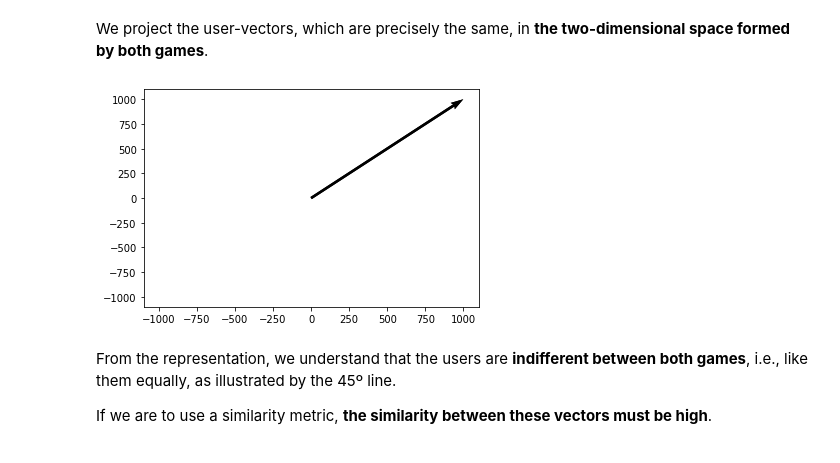
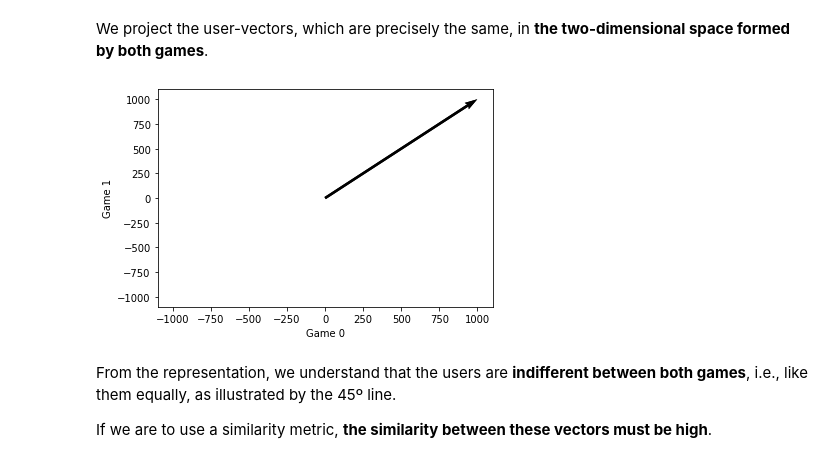
Before and after one commit to LDSSA/batch3-students, a Jupyter notebook: S05 - Recommender Systems/BLU11 - Personalized Recommenders/BLU11 - Learning Notebook - Part 1 of 2 - Collaborative Filtering.ipynb, the cells around one changed output. Saved outputs shown, nothing was run; the diff lists cells and outputs as text; code cells hidden in the pictures.

```diff
--- a/S05 - Recommender Systems/BLU11 - Personalized Recommenders/BLU11 - Learning Notebook - Part 1 of 2 - Collaborative Filtering.ipynb
+++ b/S05 - Recommender Systems/BLU11 - Personalized Recommenders/BLU11 - Learning Notebook - Part 1 of 2 - Collaborative Filtering.ipynb
@@ -234,19 +234,21 @@ We project the user-vectors, which are precisely the same, in **the two-dimensio
 # %%
 def plot_vectors(vectors):
     X, Y, U, V = zip(*vectors)
     plt.figure()
     ax = plt.gca()
     ax.quiver(X, Y, U, V, angles='xy', scale_units='xy', scale=1)
     ax.set_xlim([-1100, 1100])
     ax.set_ylim([-1100, 1100])
+    ax.set_xlabel('Game 0')
+    ax.set_ylabel('Game 1')
     plt.draw()
     plt.show()
 
 
 vectors_1 = np.array([[0, 0, 1000, 1000], [0, 0, 1000, 1000]])
 plot_vectors(vectors_1)
 # %% [output]
-[figure, old version]
+[figure, new version]
 # %% [markdown]
 From the representation, we understand that the users are **indifferent between both games**, i.e., like them equally, as illustrated by the 45º line.
 
```
Also changed, not shown: parts of 12 cells of this notebook.
